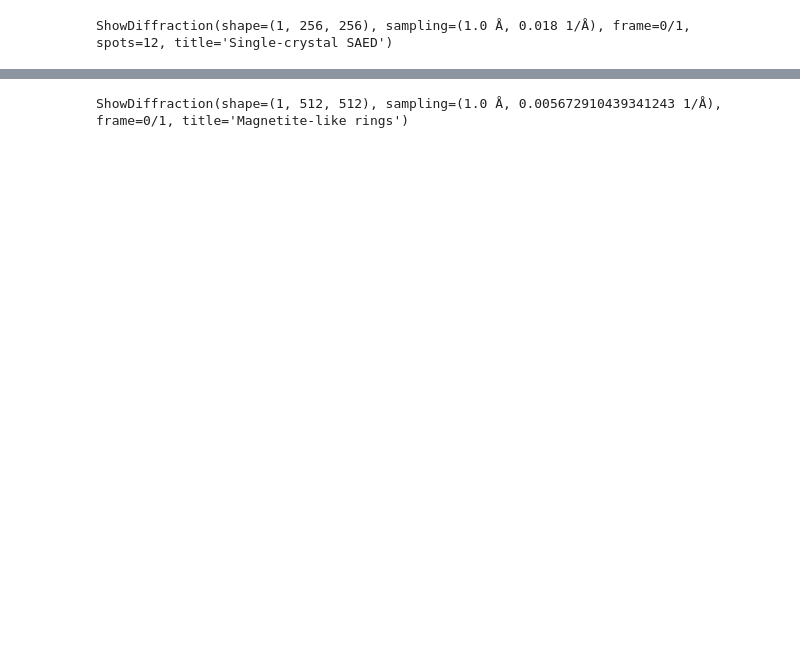
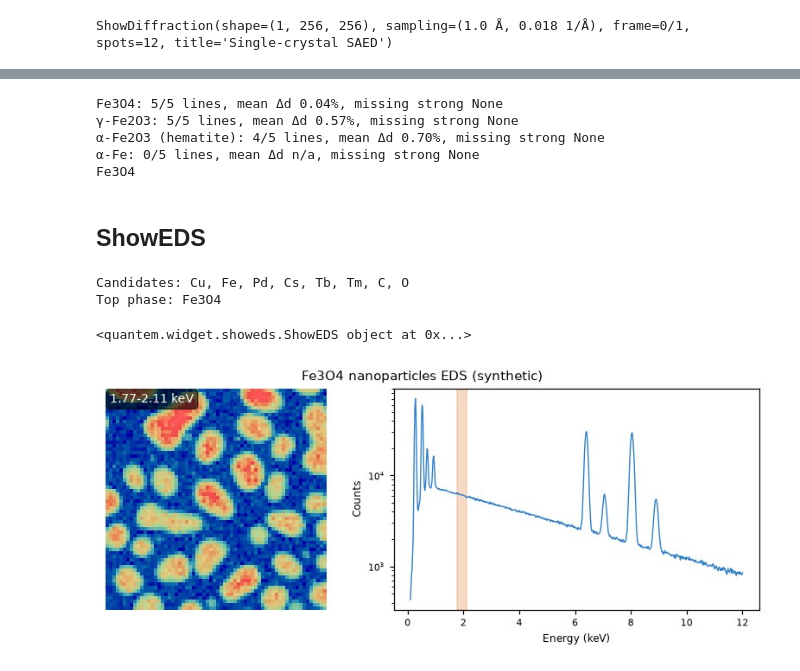
Before and after one commit to bobleesj/quantem.widget, a Jupyter notebook: docs/tutorials/showdiffraction.ipynb, the cells around one changed output, grey strips where cells are left out. Cells and saved outputs as stored; diff of their text form; code cells hidden in the pictures; blank space fills up the shorter version.

Commit message:
add ShowDiffraction notebook, analysis modules, and phase ID (#201)

```diff
--- a/docs/tutorials/showdiffraction.ipynb
+++ b/docs/tutorials/showdiffraction.ipynb
@@ -101,11 +98,70 @@ magnetite_pattern = magnetite_pattern.astype(np.float32)
-# %%
-magnetite = ShowDiffraction(magnetite_pattern, title="Magnetite-like rings", verbose=False, panel_width_px=530)
-magnetite.auto_detect_center()
-magnetite.detect_rings(max_rings=5, exclude_radius=40)
-inner_ring = min(magnetite.rings, key=lambda ring: ring["radius_px"])
-magnetite.calibrate_from_ring(inner_ring["radius_px"], d_known=2.532)
-magnetite.dp_colormap = "viridis"
-magnetite
-# %% [output]
-ShowDiffraction(shape=(1, 512, 512), sampling=(1.0 Å, 0.005672910439341243 1/Å), frame=0/1, title='Magnetite-like rings')
+# %%
+from quantem.widget import library_phase
+
+expected = [library_phase(n) for n in ("Fe3O4", "γ-Fe2O3", "α-Fe2O3 (hematite)", "α-Fe")]
+verified = magnetite.identify_phase(expected)
+
+for candidate in verified:
+    mean_err = candidate["mean_err"]
+    error_text = "n/a" if mean_err is None else f"{100 * mean_err:.2f}%"
+    print(
+        f"{candidate['name']}: {candidate['matched']}/{candidate['n_obs']} lines, "
+        f"mean Δd {error_text}, "
+        f"missing strong {candidate['n_missing_strong']}"
+    )
+
+magnetite.identify_elements = "Fe, O"
+candidates = magnetite.search_phases()
+print(candidates[0]["name"])
+# %% [output]
+Fe3O4: 5/5 lines, mean Δd 0.04%, missing strong None
+γ-Fe2O3: 5/5 lines, mean Δd 0.57%, missing strong None
+α-Fe2O3 (hematite): 4/5 lines, mean Δd 0.70%, missing strong None
+α-Fe: 0/5 lines, mean Δd n/a, missing strong None
+Fe3O4
+# %% [markdown]
+## ShowEDS
+# %%
+from quantem.widget import ShowEDS
+from quantem.widget.datasets import show2d_gold
+
+rng2 = np.random.default_rng(3)
+energy = np.linspace(0.1, 12.0, 600, dtype=np.float32)
+
+
+def eds_peaks(line_list):
+    # detector-broadened lines, 130 eV FWHM at Mn Ka
+    s = np.zeros_like(energy)
+    for e0, amp in line_list:
+        fwhm = np.sqrt(max(2500.0 * (e0 - 5.899) + 130.0**2, 60.0**2))
+        s += amp * np.exp(-((energy - e0) ** 2) / (2 * (fwhm / 2355.0) ** 2))
+    return s
+
+
+particle_lines = eds_peaks([(6.404, 3.0), (7.058, 0.42), (0.705, 1.4), (0.525, 5.0)])
+support_lines = eds_peaks([(0.277, 2.2), (0.525, 0.3)])
+grid_lines = eds_peaks([(8.041, 0.9), (8.905, 0.13), (0.930, 0.3)])
+brems = 0.5 * (1 - np.exp(-((energy / 0.45) ** 2))) * np.exp(-energy / 5.0)
+
+# real HAADF, mean-binned to a normalized mass-thickness map
+haadf = show2d_gold(size="small", verbose=False).array
+mass = haadf.reshape(64, 8, 64, 8).mean(axis=(1, 3))
+mass = (mass - mass.min()) / (mass.max() - mass.min())
+
+eds_cube = rng2.poisson(
+    120.0 * (mass[..., None] * (particle_lines + 0.6 * brems)
+             + (support_lines + grid_lines + 0.4 * brems)[None, None, :])
+).astype(np.uint16)
+# %%
+eds = ShowEDS(eds_cube, energy, title="Fe3O4 nanoparticles EDS (synthetic)", verbose=False)
+detected = [c["element"] for c in eds.detect_elements(max_candidates=8)]
+magnetite.identify_elements = ", ".join(detected)
+print("Candidates:", ", ".join(detected))
+print("Top phase:", magnetite.search_phases()[0]["name"])
+eds
+# %% [output]
+Candidates: Cu, Fe, Pd, Cs, Tb, Tm, C, O
+Top phase: Fe3O4
+<quantem.widget.showeds.ShowEDS object at 0x...>
+[figure, added]
 # %% [markdown]
```
Also changed, not shown: parts of 13 cells of this notebook, 21 other files.
